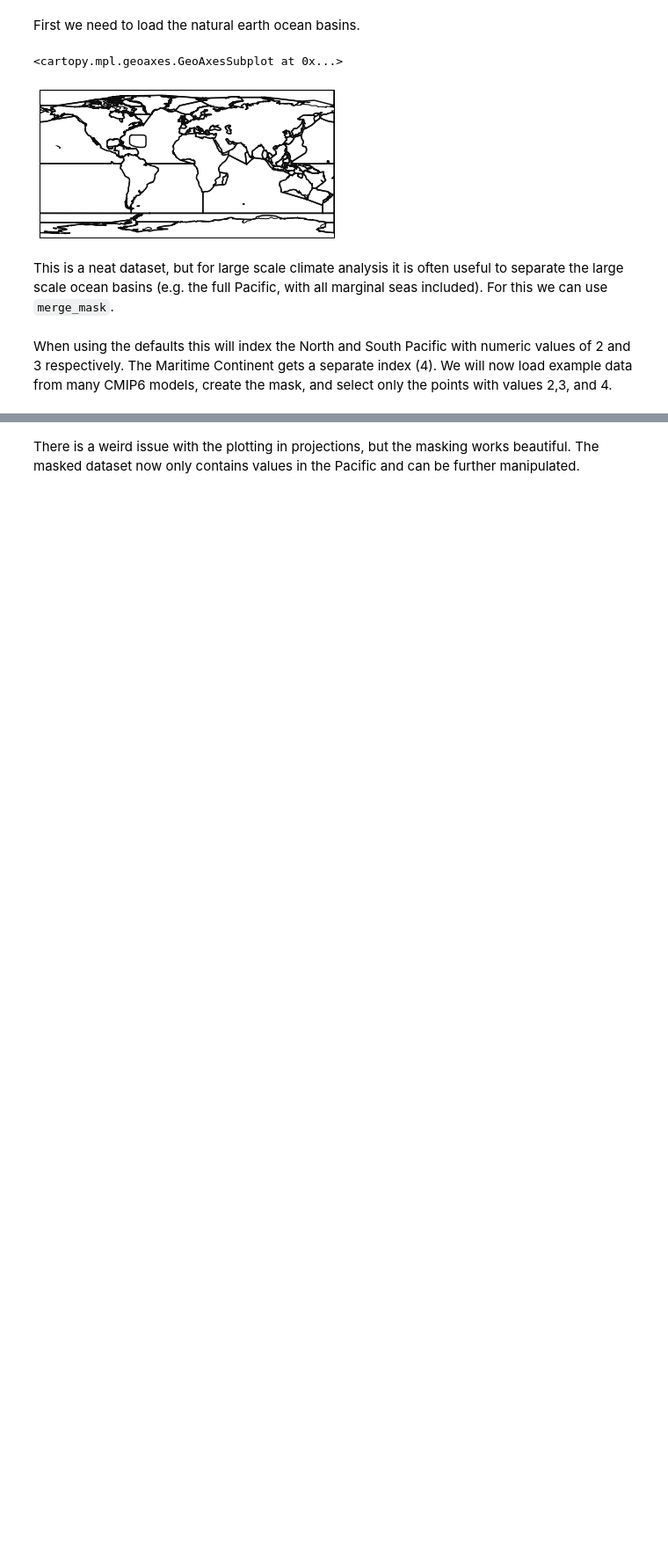
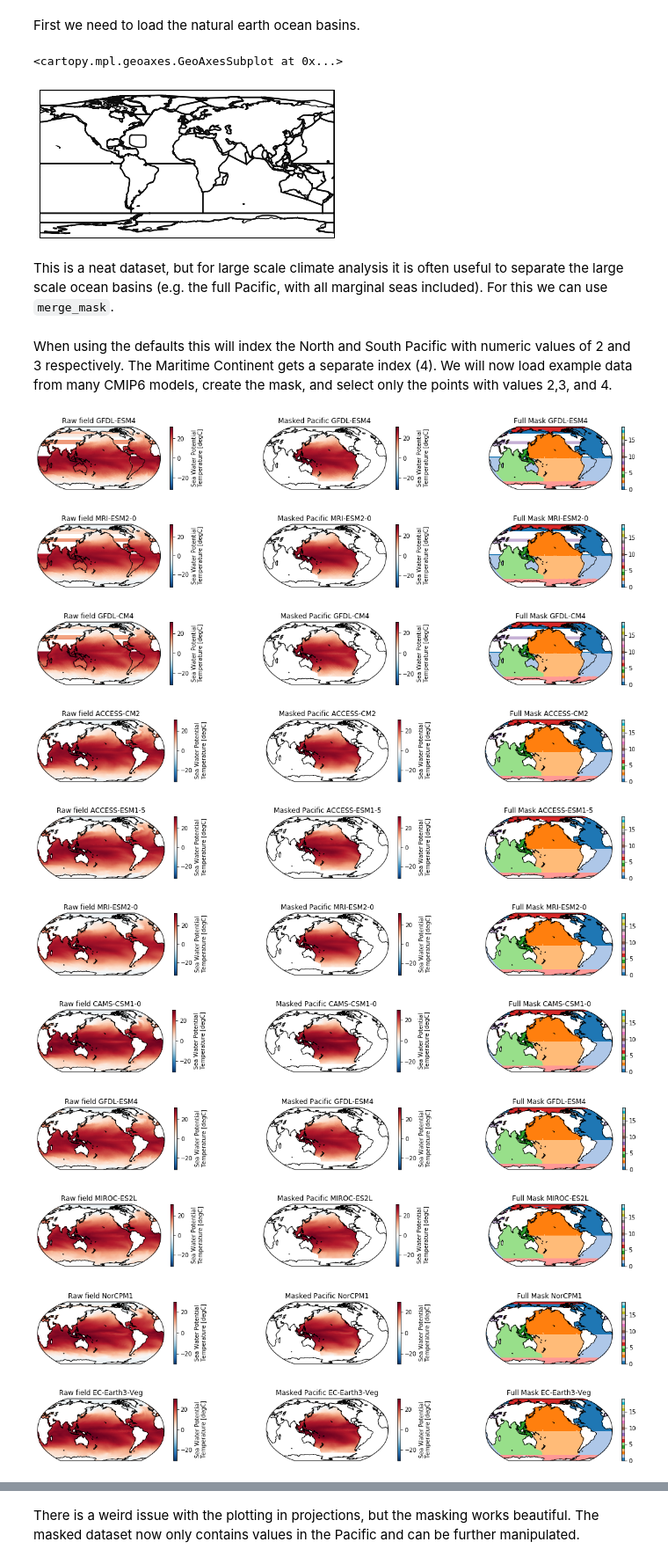
Before and after one commit to jbusecke/xMIP, a Jupyter notebook: doc/regionmask.ipynb, the cells around one changed output, grey strips where cells are left out. Shown at 88% size. Cells and saved outputs as stored; diff of their text form; code cells hidden in the pictures; blank space fills up the shorter version.

```diff
--- a/doc/regionmask.ipynb
+++ b/doc/regionmask.ipynb
@@ -68,28 +68,37 @@ The Maritime Continent gets a separate index (4). We will now load example data
 # %%
 # loop over models and mask out the pacific
 import cartopy.crs as ccrs
 
 for k, ds in data_dict.items():
-    print(k)
-    print(list(ds.dims))
     if 'lev' in ds.dims:
         model = ds.attrs['source_id']
         if 'member_id' in ds.dims:
             ds = ds.isel(member_id=0)
         ds = ds.thetao.isel(time=0, lev=0).squeeze()
 
         mask = merged_mask(basins,ds)
 
         kwargs = dict(x='lon', y='lat',transform = ccrs.PlateCarree())
         fig, (ax1, ax2, ax3) = plt.subplots(ncols=3, figsize=[20,2], subplot_kw={'projection':ccrs.Robinson(190)})
         ds.plot(ax=ax1, **kwargs)
         ax1.set_title(f"Raw field {model}")
 
         ds_masked = ds.where(np.logical_or(np.logical_or(mask == 2, mask==3),mask==4)) # Pacific + Maritime Continent
         ds_masked.plot(ax=ax2, **kwargs)
         ax2.set_title(f"Masked Pacific {model}")
-        mask.plot(ax=ax3, cmap='tab20', **kwargs)
-        ax3.set_title(f"Full Mask {model}", vmin=0, vmax=19)
+        mask.plot(ax=ax3, cmap='tab20', vmin=0, vmax=19, **kwargs)
+        ax3.set_title(f"Full Mask {model}")
         for ax in [ax1, ax2, ax3]:
             ax.coastlines()
 # %% [output]
+[figure, new version]
+[figure, added]
+[figure, added]
+[figure, added]
+[figure, added]
+[figure, added]
+[figure, added]
+[figure, added]
+[figure, added]
+[figure, added]
+[figure, added]
```
Also changed, not shown: parts of 5 cells of this notebook, 1 other file.
